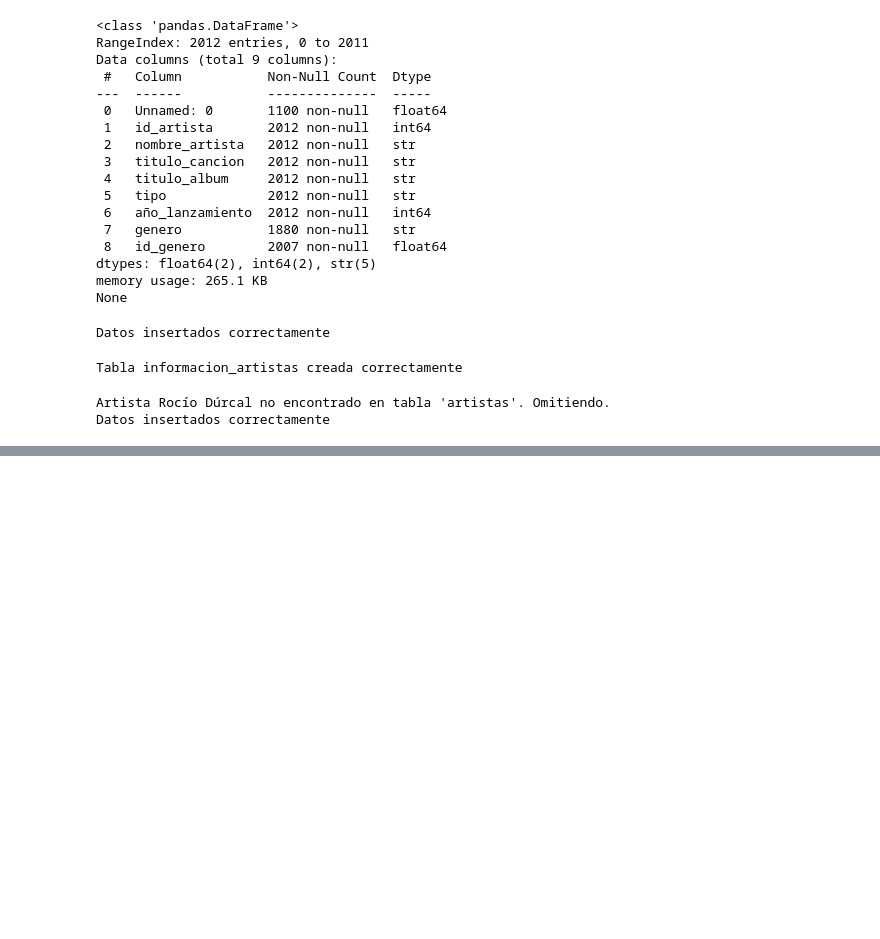
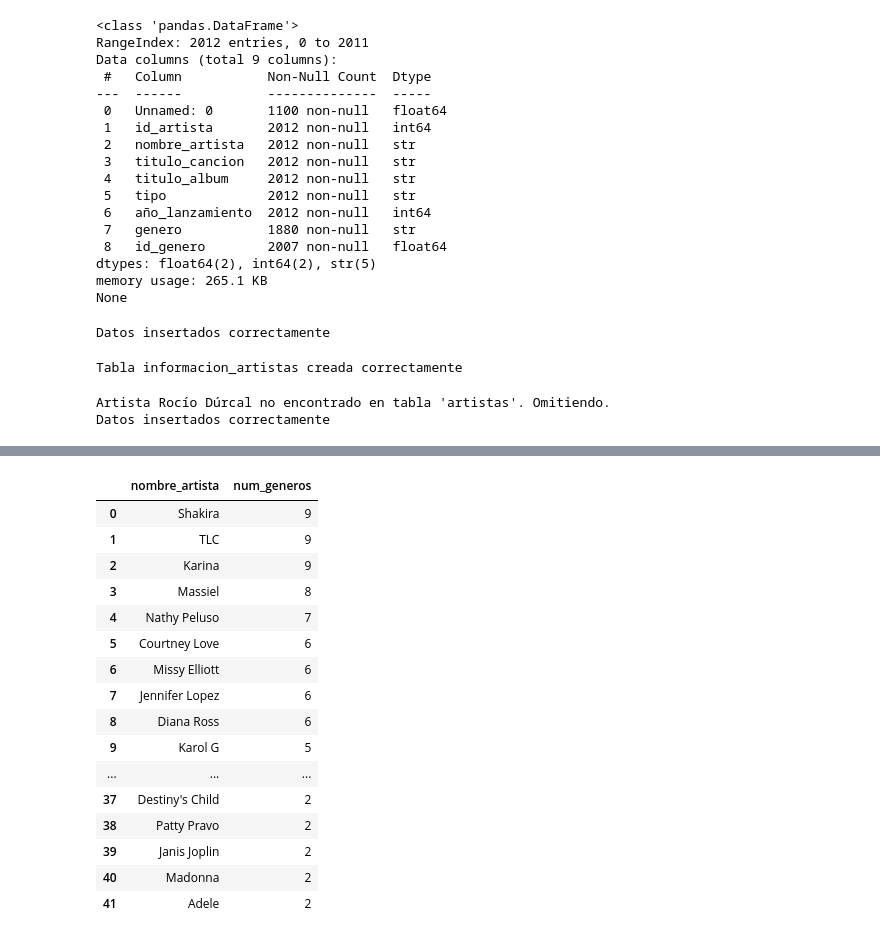
Before and after one commit to Adalab/proyecto-da-promo-67-modulo2-team-3, a Jupyter notebook: MusicStream.ipynb, the cells around one changed output, grey strips where cells are left out. Cells and saved outputs as stored; diff of their text form; code cells hidden in the pictures; blank space fills up the shorter version.

```diff
--- a/MusicStream.ipynb
+++ b/MusicStream.ipynb
@@ -364,0 +666,39 @@ Datos insertados correctamente
+# %%
+# Cuántos géneros distintos abarca cada artista?
+
+query_generos_artista = """
+SELECT a.nombre_artista,
+COUNT(DISTINCT c.genero) AS num_generos
+FROM artistas a
+JOIN canciones c
+ON a.id_artista = c.id_artista
+GROUP BY a.id_artista, a.nombre_artista
+ORDER BY num_generos DESC;
+"""
+cursor.execute(query_generos_artista)
+resultado = cursor.fetchall()
+df_generos_artista = pd.DataFrame(
+    resultado,
+    columns=[
+        "nombre_artista",
+        "num_generos"
+    ]
+)
+# %% [output]
+|  | nombre_artista | num_generos |
+| 0 | Shakira | 9 |
+| 1 | TLC | 9 |
+| 2 | Karina | 9 |
+| 3 | Massiel | 8 |
+| 4 | Nathy Peluso | 7 |
+| 5 | Courtney Love | 6 |
+| 6 | Missy Elliott | 6 |
+| 7 | Jennifer Lopez | 6 |
+| 8 | Diana Ross | 6 |
+| 9 | Karol G | 5 |
+| ... | ... | ... |
+| 37 | Destiny's Child | 2 |
+| 38 | Patty Pravo | 2 |
+| 39 | Janis Joplin | 2 |
+| 40 | Madonna | 2 |
+| 41 | Adele | 2 |
```
Also changed, not shown: parts of 23 cells of this notebook, 1 other file.
